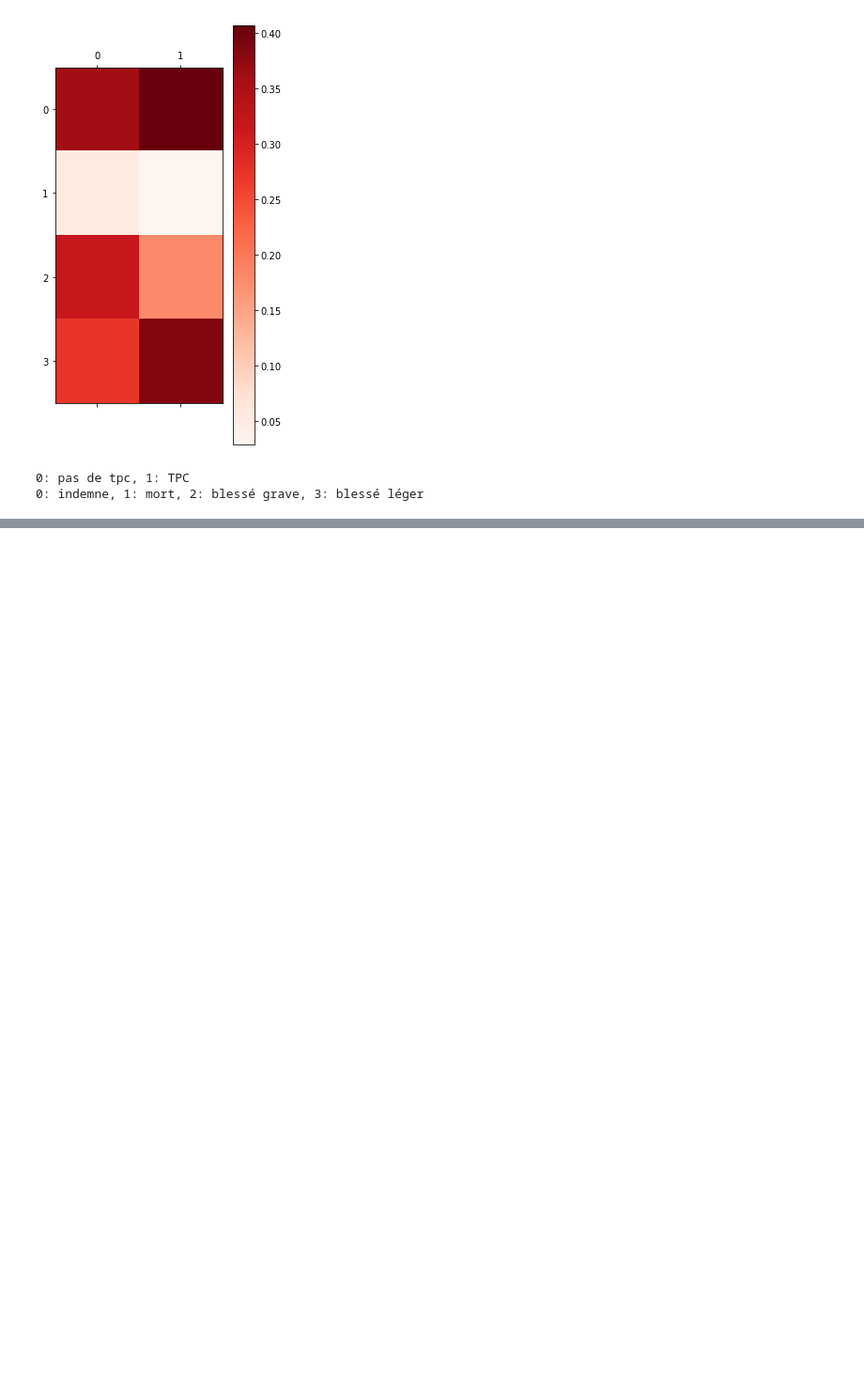
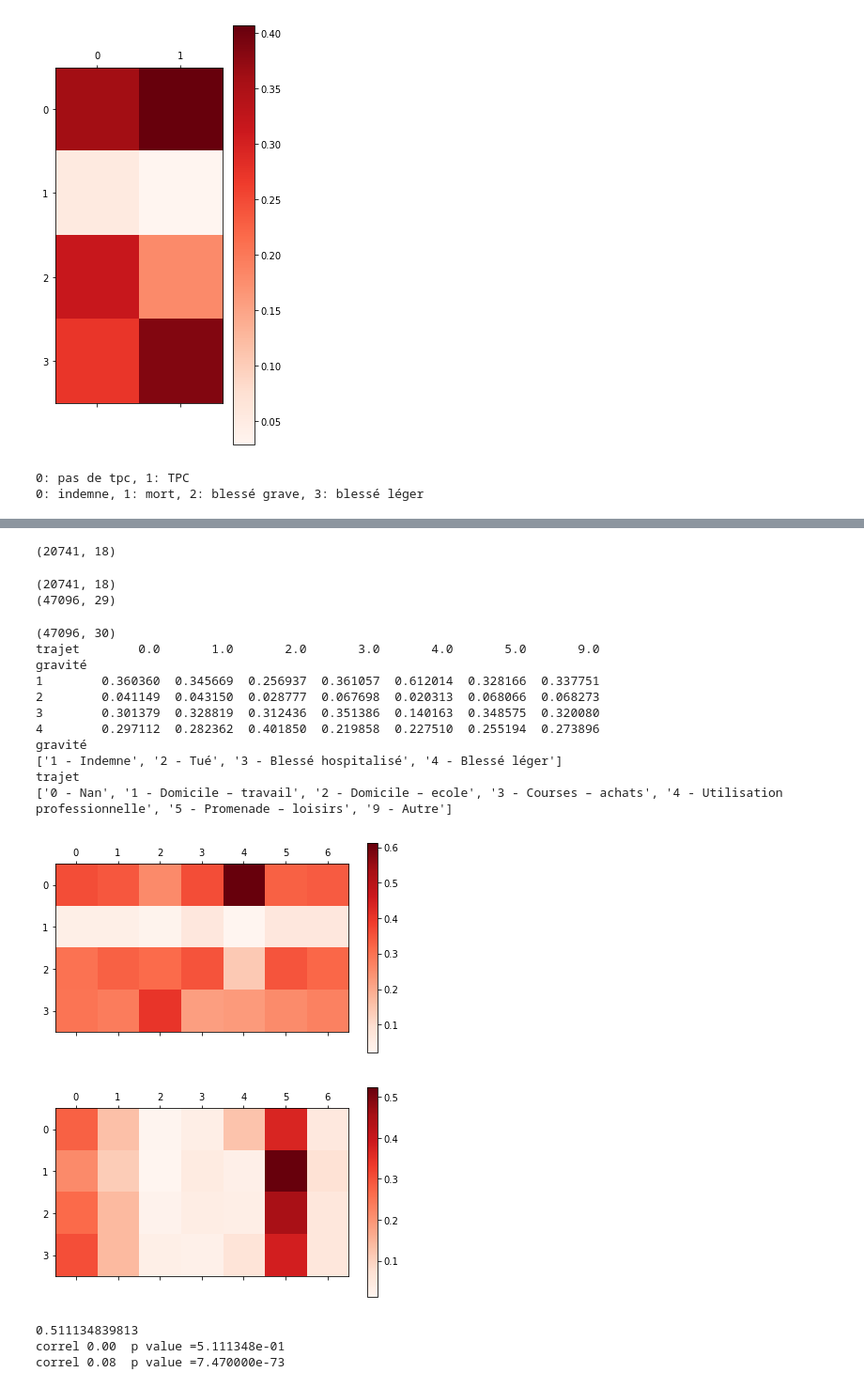
Before and after one commit to ericbenhamou/MASH_IPJ_2018, a Jupyter notebook: Rapport.ipynb, the cells around one changed output, grey strips where cells are left out. Shown at 94% size. Cells and saved outputs as stored; diff of their text form; code cells hidden in the pictures; blank space fills up the shorter version.

Commit message:
added a few heatmap

```diff
--- a/Rapport.ipynb
+++ b/Rapport.ipynb
@@ -342,2 +349,79 @@ print("La corrélation est de {:.2f}.".format(res_test_2[0]))
 La p-value est de 1.77e-155. Ce n’est pas beaucoup.
 La corrélation est de -0.11.
+# %%
+dfs[2][nat_dep_non_tpc]
+print(dfs[2][nat_dep_non_tpc].shape)
+# %% [output]
+(20741, 18)
+# %%
+print(dfs[2][nat_dep_non_tpc].shape)
+tab = dfs[0].merge( dfs[2][nat_dep_non_tpc], how='inner')
+print(tab.shape)
+# %% [output]
+(20741, 18)
+(47096, 29)
+# %%
+# MODALITES DE CIRCULATION
+# trajet
+tab['mort_ou_grave'] = np.logical_or(tab['grav'] == 2, tab['grav'] == 3)
+print(tab.shape)
+res = pd.crosstab( tab['grav'].values, tab['trajet'].values, rownames =[ 'gravité' ], colnames = ['trajet'], normalize='columns' )
+print(res)
+print( 'gravité')
+print( [
+'1 - Indemne',
+'2 - Tué',
+'3 - Blessé hospitalisé',
+'4 - Blessé léger',
+])
+
+print( 'trajet')
+print( [
+'0 - Nan',
+'1 - Domicile – travail',
+'2 - Domicile – ecole',
+'3 - Courses – achats',
+'4 - Utilisation professionnelle',
+'5 - Promenade – loisirs',
+'9 - Autre'
+])
+
+
+plt.matshow( res.values, cmap=cm.Reds, interpolation='none')
+plt.colorbar()
+plt.show()
+
+res2 = pd.crosstab( tab['grav'].values, tab['trajet'].values, rownames =[ 'gravité' ], colnames = ['trajet'], normalize='index' )
+plt.matshow( res2.values, cmap=cm.Reds, interpolation='none')
+plt.colorbar()
+plt.show()
+# %% [output]
+(47096, 30)
+trajet        0.0       1.0       2.0       3.0       4.0       5.0       9.0
+gravité
+1        0.360360  0.345669  0.256937  0.361057  0.612014  0.328166  0.337751
+2        0.041149  0.043150  0.028777  0.067698  0.020313  0.068066  0.068273
+3        0.301379  0.328819  0.312436  0.351386  0.140163  0.348575  0.320080
+4        0.297112  0.282362  0.401850  0.219858  0.227510  0.255194  0.273896
+gravité
+['1 - Indemne', '2 - Tué', '3 - Blessé hospitalisé', '4 - Blessé léger']
+trajet
+['0 - Nan', '1 - Domicile – travail', '2 - Domicile – ecole', '3 - Courses – achats', '4 - Utilisation professionnelle', '5 - Promenade – loisirs', '9 - Autre']
+[figure, added]
+[figure, added]
+# %%
+tab['dom_travail'] = tab['trajet'] == 1
+tab['promenade_loisir'] = tab['trajet'] == 5
+res_test_3 = scs.pearsonr(tab['dom_travail'].values, tab['mort_ou_grave'].values)
+
+p_value3 = res_test_3[1]
+print(p_value3)
+print('correl {:.2f}'.format(res_test_3[0]),' p value ={:e}'.format(p_value3))
+
+res_test_4 = scs.pearsonr(tab['promenade_loisir'].values, tab['mort_ou_grave'].values)
+p_value4 = res_test_4[1]
+print('correl {:.2f}'.format(res_test_4[0]),' p value ={:e}'.format(p_value4))
+# %% [output]
+0.511134839813
+correl 0.00  p value =5.111348e-01
+correl 0.08  p value =7.470000e-73
```
Also changed, not shown: parts of 17 cells of this notebook.
